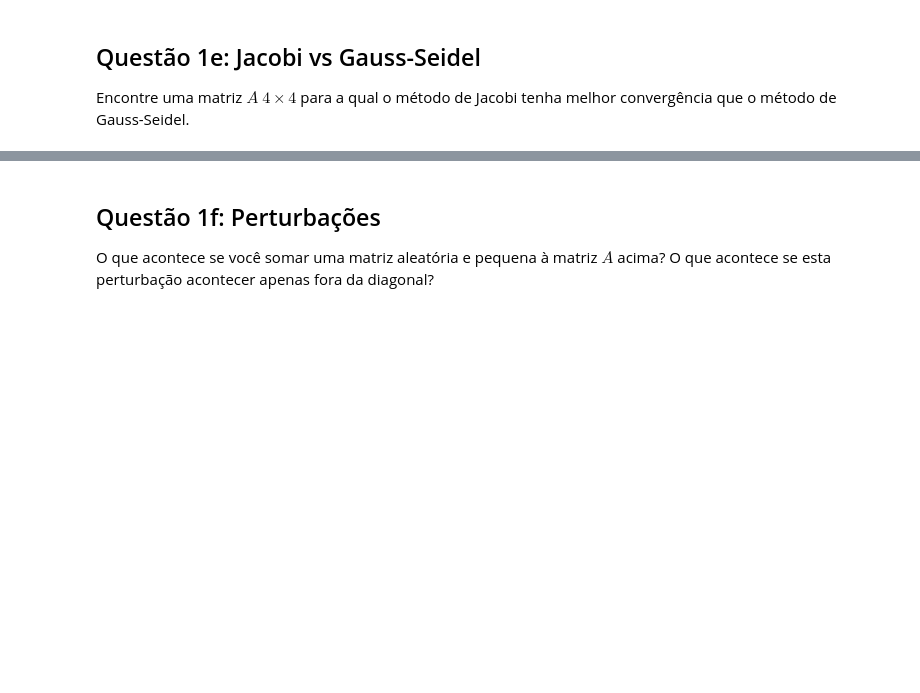
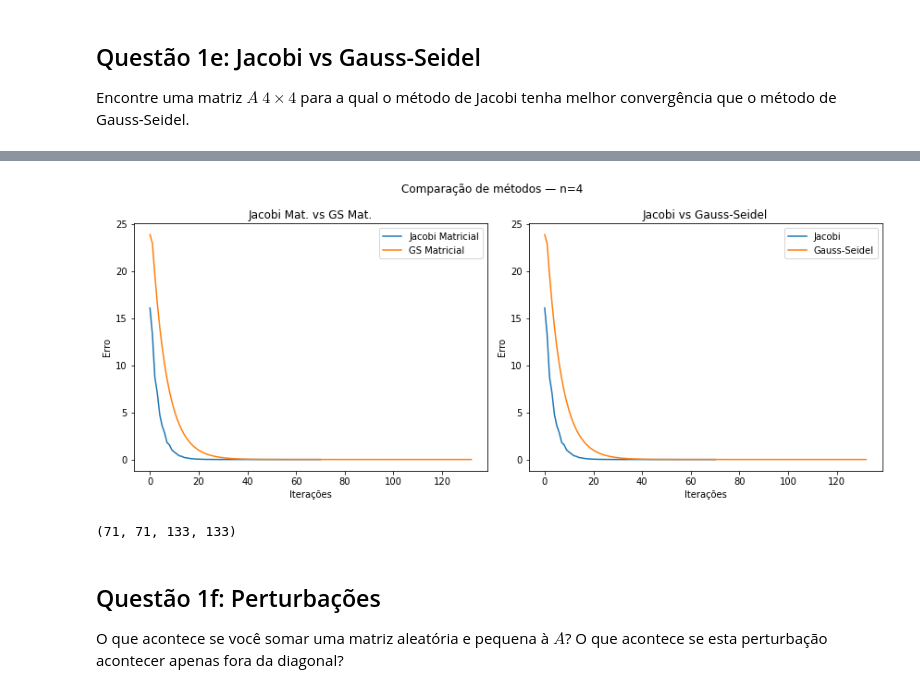
Before and after one commit to aliicerabello/fgv-aln-projeto2, a Jupyter notebook: Projeto2.ipynb, the cells around one changed output, grey strips where cells are left out. Cells and saved outputs as stored; diff of their text form; code cells hidden in the pictures; blank space fills up the shorter version.

```diff
--- a/Projeto2.ipynb
+++ b/Projeto2.ipynb
@@ -500,2 +556,68 @@ Encontre uma matriz $A$ $4 \times 4$ para a qual o método de Jacobi tenha melho
 # %%
-# Código
+def filtro(n):
+    while True:
+        A, b, x = gerar_sistema_diag_dominante(n)
+        rho_mj = calcular_rho_mj(A)
+        rho_mgs = calcular_rho_mgs(A)
+        if rho_mj < rho_mgs:
+            return A
+
+
+def teste_filtro(A, n, verbose=True) :
+    x_real = np.array([random.uniform(-10, 10) for _ in range(4)])
+    b = A @ x_real
+    A_np = np.array(A)
+    b_np = np.array(b)
+
+
+    print(f'========== TAMANHO = {n} x {n} ==========')
+    # gerar funçoẽs
+    print("Jacobi:")
+    erros_j = jacobi(A_np, b_np, x_real, 1e-8)
+    iteracoes_j = len(erros_j)
+    print("-"*8)
+    print("Jacobi Matricial:")
+    erros_j_mat = jacobi_matricial(A_np, b_np, x_real, 1e-8)
+    iteracoes_j_mat = len(erros_j_mat)
+    print("-"*8)
+    print("Gauss-Seidel:")
+    erros_gs = gauss_seidel(A_np, b_np, x_real, 1e-8)
+    iteracoes_gs = len(erros_gs)
+    print("-"*8)
+    print("Gauss-Seidel Matricial:")
+    erros_gs_mat = gauss_seidel_matricial(A_np, b_np, x_real, 1e-8)
+    iteracoes_gs_mat = len(erros_gs_mat)
+    print("-"*8)
+    print(f"n={n}: rho(Mj) = {calcular_rho_mj(A):.4f}")
+    print(f"n={n}: rho(Mgs) = {calcular_rho_mgs(A):.4f}")
+
+    if verbose:
+
+        fig, axs = plt.subplots(1, 2, figsize=(12, 5))
+        fig.suptitle(f"Comparação de métodos — n={n}")
+        # Jacobi vs Gauss-Seidel
+        axs[1].plot(erros_j, label="Jacobi")
+        axs[1].plot(erros_gs, label="Gauss-Seidel")
+        axs[1].set_title("Jacobi vs Gauss-Seidel")
+        axs[1].set_xlabel("Iterações")
+        axs[1].set_ylabel("Erro")
+        axs[1].legend()
+        # Jacobi matricial vs Gauss-Seidel matricial
+        axs[0].plot(erros_j_mat, label="Jacobi Matricial")
+        axs[0].plot(erros_gs_mat, label="GS Matricial")
+        axs[0].set_title("Jacobi Mat. vs GS Mat.")
+        axs[0].set_xlabel("Iterações")
+        axs[0].set_ylabel("Erro")
+        axs[0].legend()
+
+
+        plt.tight_layout()
+        plt.show()
+
+
+    return iteracoes_j, iteracoes_j_mat, iteracoes_gs, iteracoes_gs_mat
+
+
+A = filtro(4)
+teste_filtro(A, 4, verbose=True)
+# %% [output]
@@ -502,4 +643,6 @@ Encontre uma matriz $A$ $4 \times 4$ para a qual o método de Jacobi tenha melho
+[figure, added]
+(71, 71, 133, 133)
 # %% [markdown]
 ## Questão 1f: Perturbações
-O que acontece se você somar uma matriz aleatória e pequena à matriz $A$ acima?  O que acontece se esta perturbação acontecer apenas fora da diagonal?
+O que acontece se você somar uma matriz aleatória e pequena à $A$? O que acontece se esta perturbação acontecer apenas fora da diagonal?
 # %%
```
Also changed, not shown: parts of 9 cells of this notebook, 1 other file.
